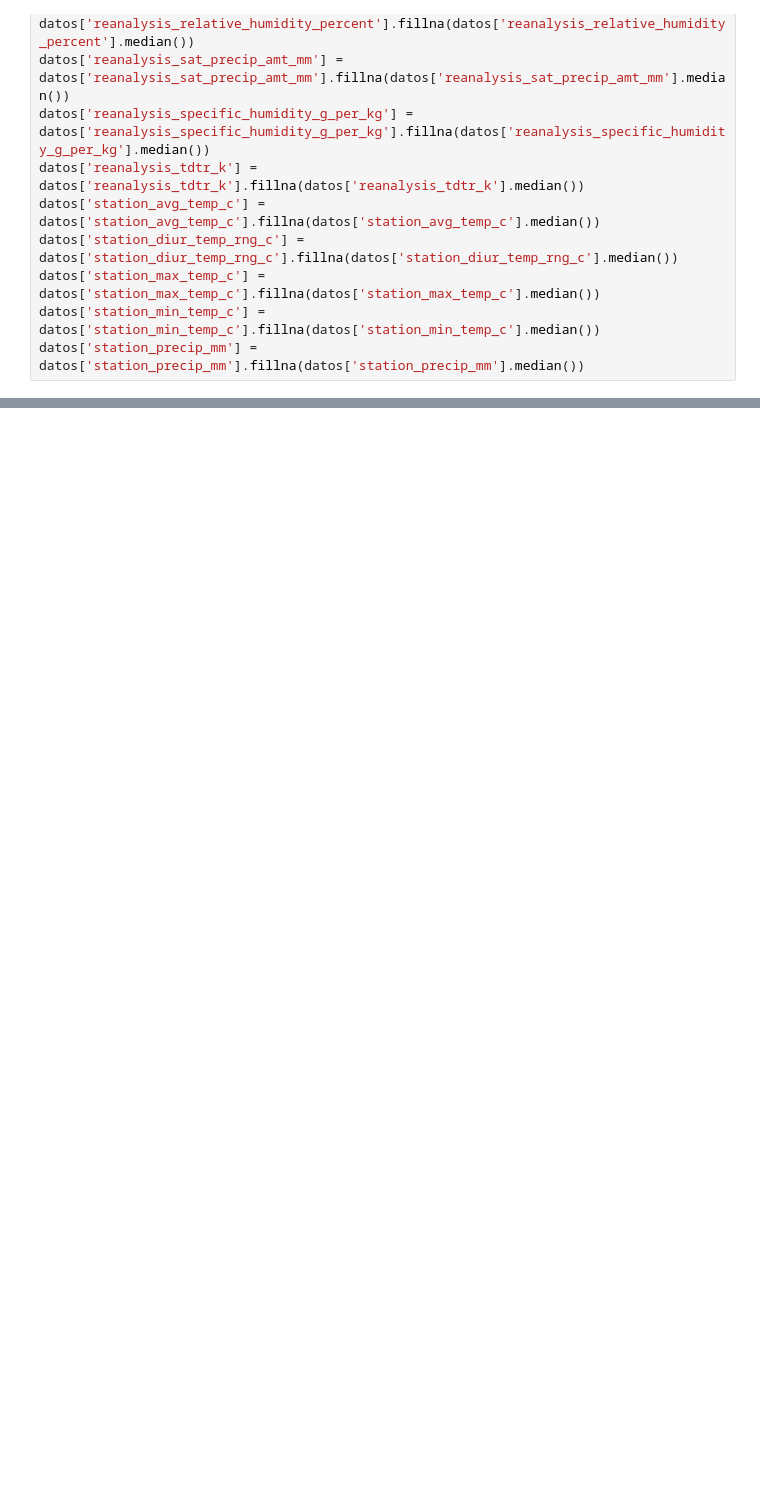
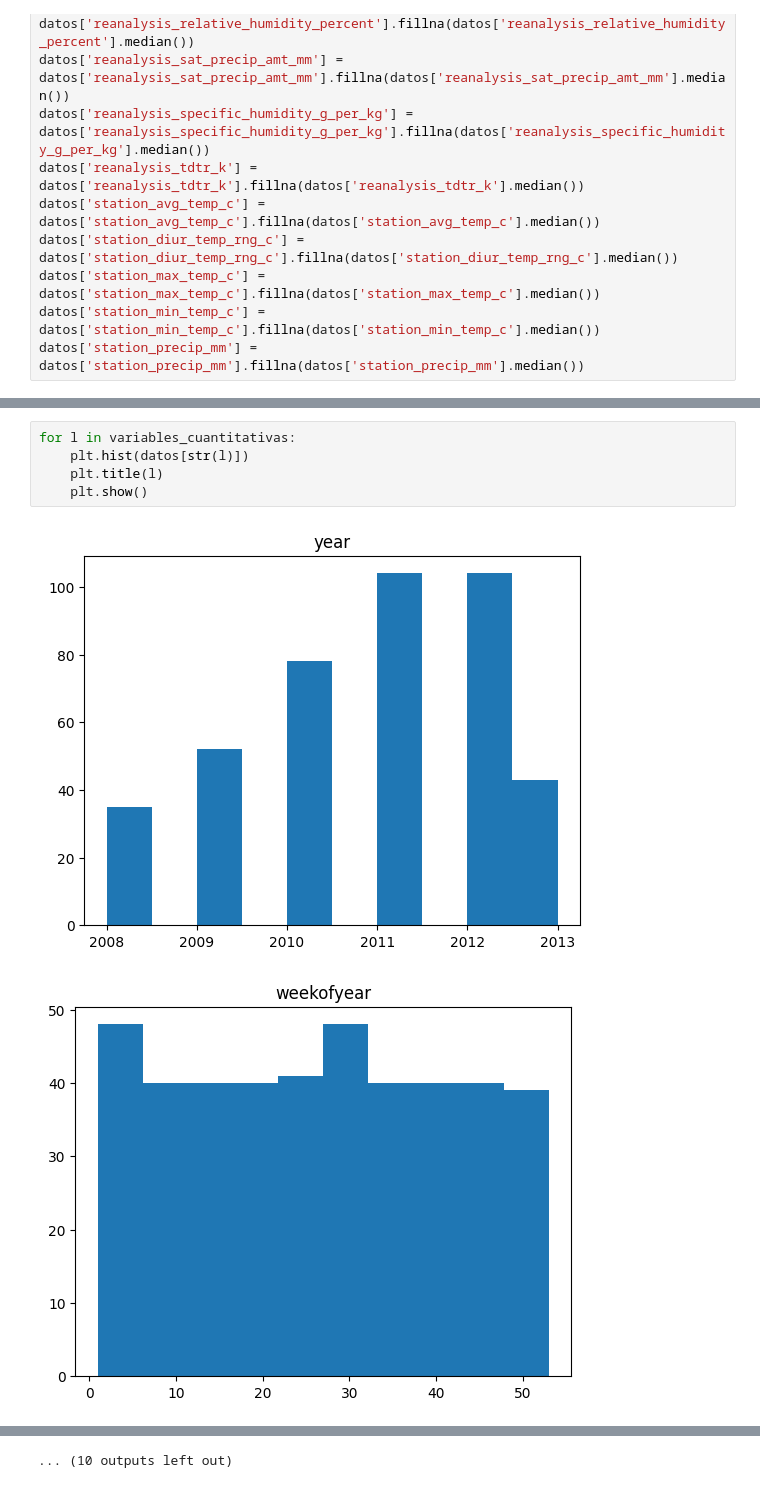
Before and after one commit to sebas123456m/SEMILLERO-CIENCIA-DE-DATOS, a Jupyter notebook: Proyecto1_Prediccion_Propagacion_Enfermedades.ipynb, the cells around one changed output, grey strips where cells are left out. Drawn from its saved outputs; the diff is of its cells as text; blank space fills up the shorter version.

```diff
--- a/Proyecto1_Prediccion_Propagacion_Enfermedades.ipynb
+++ b/Proyecto1_Prediccion_Propagacion_Enfermedades.ipynb
@@ -301,0 +362,8 @@ plt.show()
+# %%
+for l in variables_cuantitativas:
+    plt.hist(datos[str(l)])
+    plt.title(l)
+    plt.show()
+# %% [output]
+[figure, added]
+[figure, added]
@@ -301,0 +380 @@ plt.show()
+... (10 outputs left out)
```
Also changed, not shown: parts of 14 cells of this notebook.
